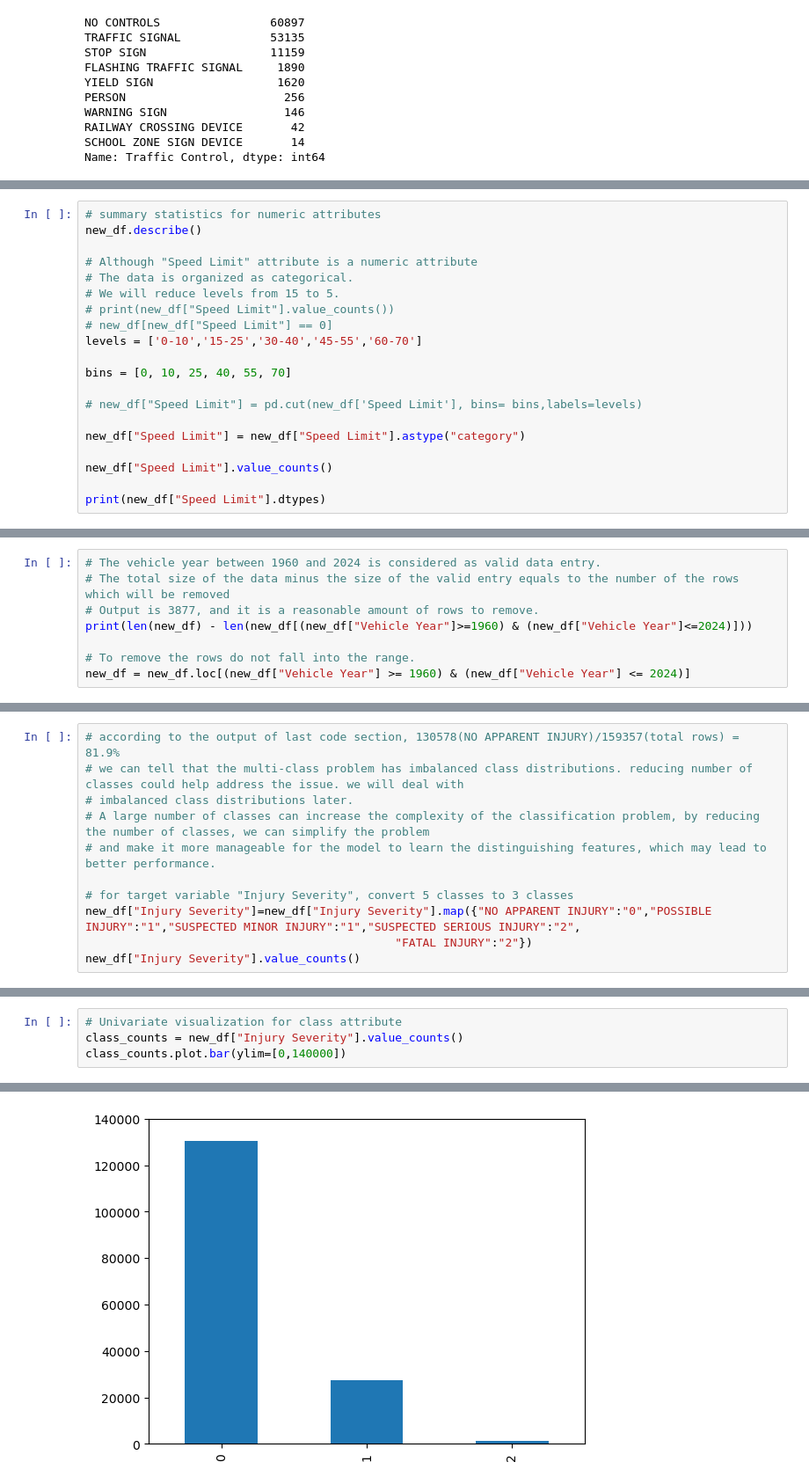
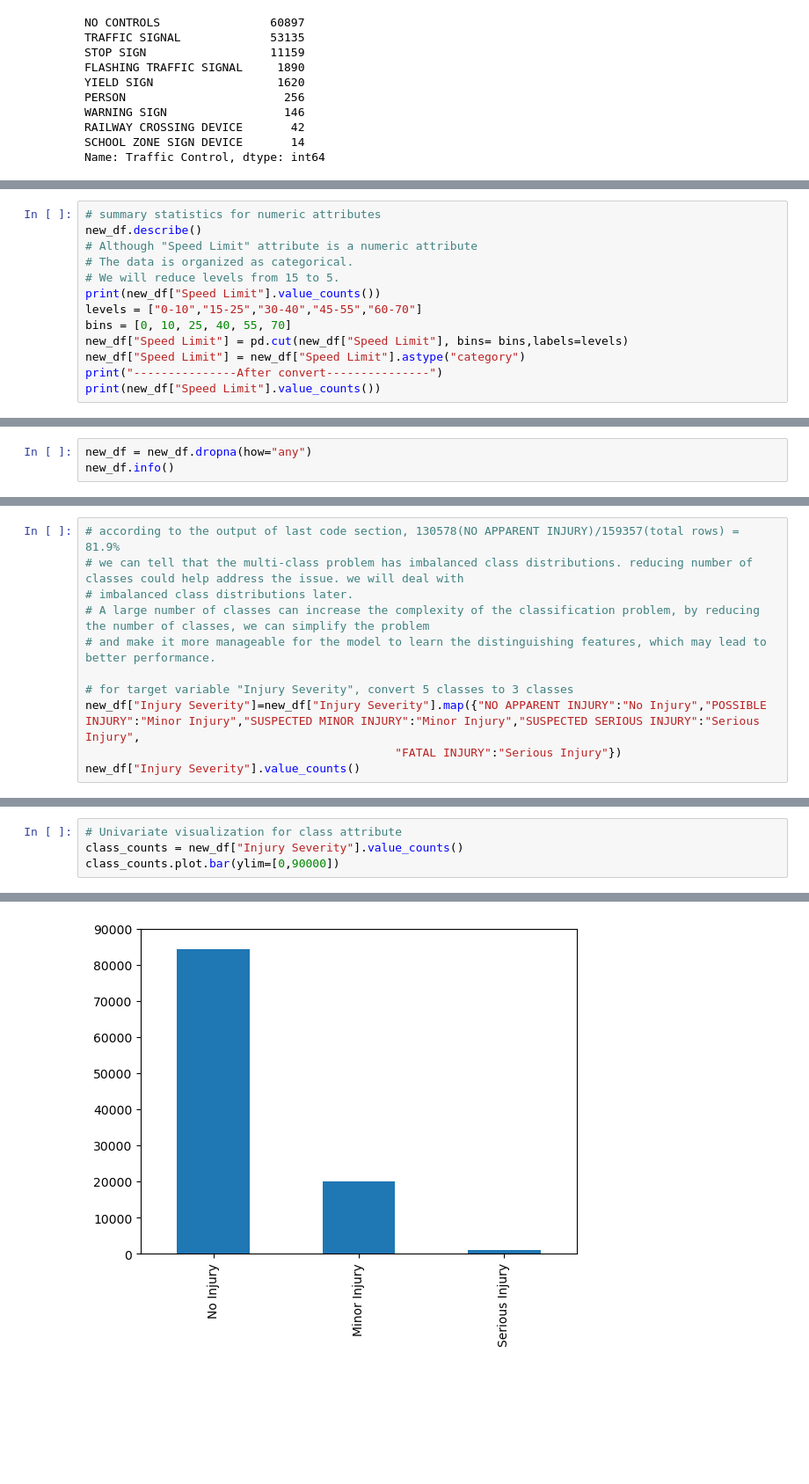
Before and after one commit to zkrguan/CIND820_capstone, a Jupyter notebook: notebooks/exploratory/initial_analysis.ipynb, the cells around one changed output, grey strips where cells are left out. Shown at 88% size. Drawn from its saved outputs; the diff is of its cells as text; blank space fills up the shorter version.

Commit message:
data cleaning is done

```diff
--- a/notebooks/exploratory/initial_analysis.ipynb
+++ b/notebooks/exploratory/initial_analysis.ipynb
@@ -505,21 +443,14 @@ Name: Vehicle Second Impact Location, dtype: int64
 # %%
 # summary statistics for numeric attributes
 new_df.describe()
-
 # Although "Speed Limit" attribute is a numeric attribute
 # The data is organized as categorical.
 # We will reduce levels from 15 to 5.
-# print(new_df["Speed Limit"].value_counts())
-# new_df[new_df["Speed Limit"] == 0]
-levels = ['0-10','15-25','30-40','45-55','60-70']
-
+print(new_df["Speed Limit"].value_counts())
+levels = ["0-10","15-25","30-40","45-55","60-70"]
 bins = [0, 10, 25, 40, 55, 70]
-
-# new_df["Speed Limit"] = pd.cut(new_df['Speed Limit'], bins= bins,labels=levels)
-
+new_df["Speed Limit"] = pd.cut(new_df["Speed Limit"], bins= bins,labels=levels)
 new_df["Speed Limit"] = new_df["Speed Limit"].astype("category")
-
-new_df["Speed Limit"].value_counts()
-
-print(new_df["Speed Limit"].dtypes)
+print("---------------After convert---------------")
+print(new_df["Speed Limit"].value_counts())
 # %% [output]
@@ -527,9 +474 @@ category
-# %%
-# The vehicle year between 1960 and 2024 is considered as valid data entry.
-# The total size of the data minus the size of the valid entry equals to the number of the rows which will be removed
-# Output is 3877, and it is a reasonable amount of rows to remove.
-print(len(new_df) - len(new_df[(new_df["Vehicle Year"]>=1960) & (new_df["Vehicle Year"]<=2024)]))
-
-# To remove the rows do not fall into the range.
-new_df = new_df.loc[(new_df["Vehicle Year"] >= 1960) & (new_df["Vehicle Year"] <= 2024)]
 # %%
@@ -543,0 +479,3 @@ pd.set_option('display.width', 1000)
+# %%
+new_df = new_df.dropna(how="any")
+new_df.info()
@@ -557,7 +515,7 @@ Name: Injury Severity, dtype: int64
 # and make it more manageable for the model to learn the distinguishing features, which may lead to better performance.
 
 # for target variable "Injury Severity", convert 5 classes to 3 classes
-new_df["Injury Severity"]=new_df["Injury Severity"].map({"NO APPARENT INJURY":"0","POSSIBLE INJURY":"1","SUSPECTED MINOR INJURY":"1","SUSPECTED SERIOUS INJURY":"2",
-                                             "FATAL INJURY":"2"})
+new_df["Injury Severity"]=new_df["Injury Severity"].map({"NO APPARENT INJURY":"No Injury","POSSIBLE INJURY":"Minor Injury","SUSPECTED MINOR INJURY":"Minor Injury","SUSPECTED SERIOUS INJURY":"Serious Injury",
+                                             "FATAL INJURY":"Serious Injury"})
 new_df["Injury Severity"].value_counts()
 # %% [output]
@@ -568,7 +526,7 @@ Name: Injury Severity, dtype: int64
 # %%
 # Univariate visualization for class attribute
 class_counts = new_df["Injury Severity"].value_counts()
-class_counts.plot.bar(ylim=[0,140000])
+class_counts.plot.bar(ylim=[0,90000])
 # %% [output]
 <AxesSubplot:>
-[figure, old version]
+[figure, new version]
```
Also changed, not shown: parts of 30 cells of this notebook.
